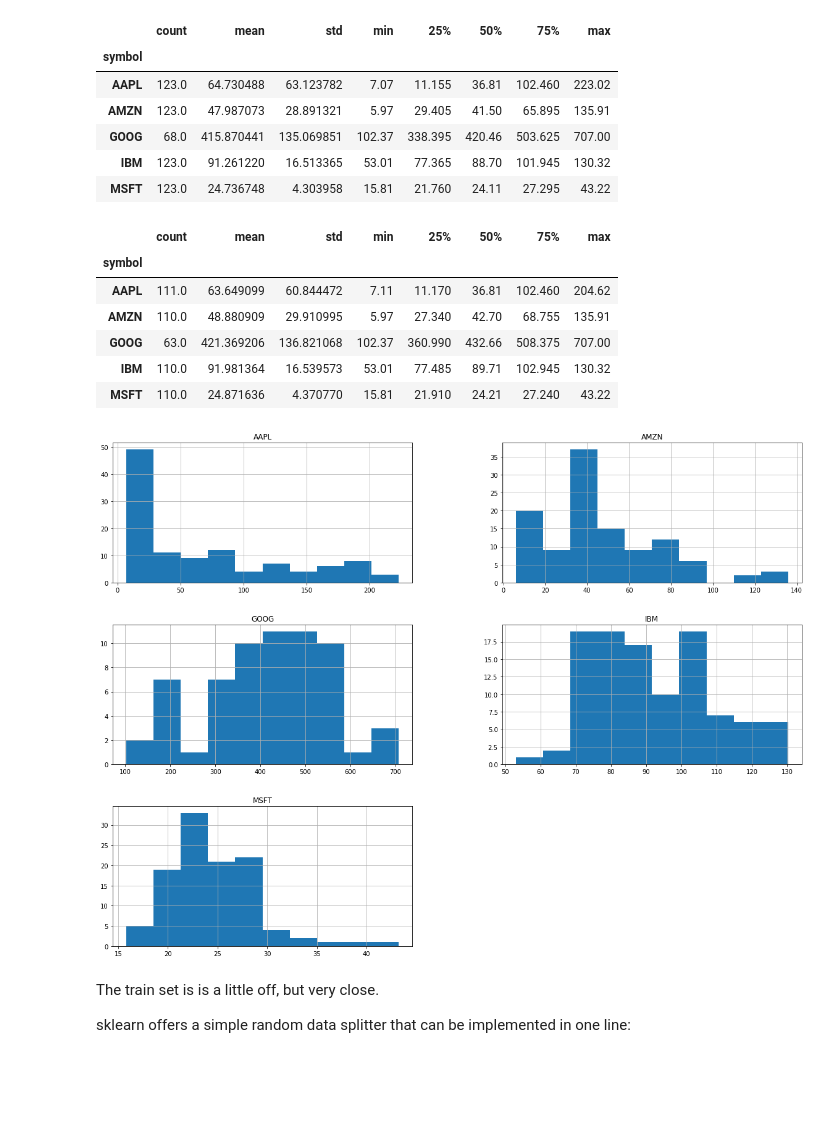
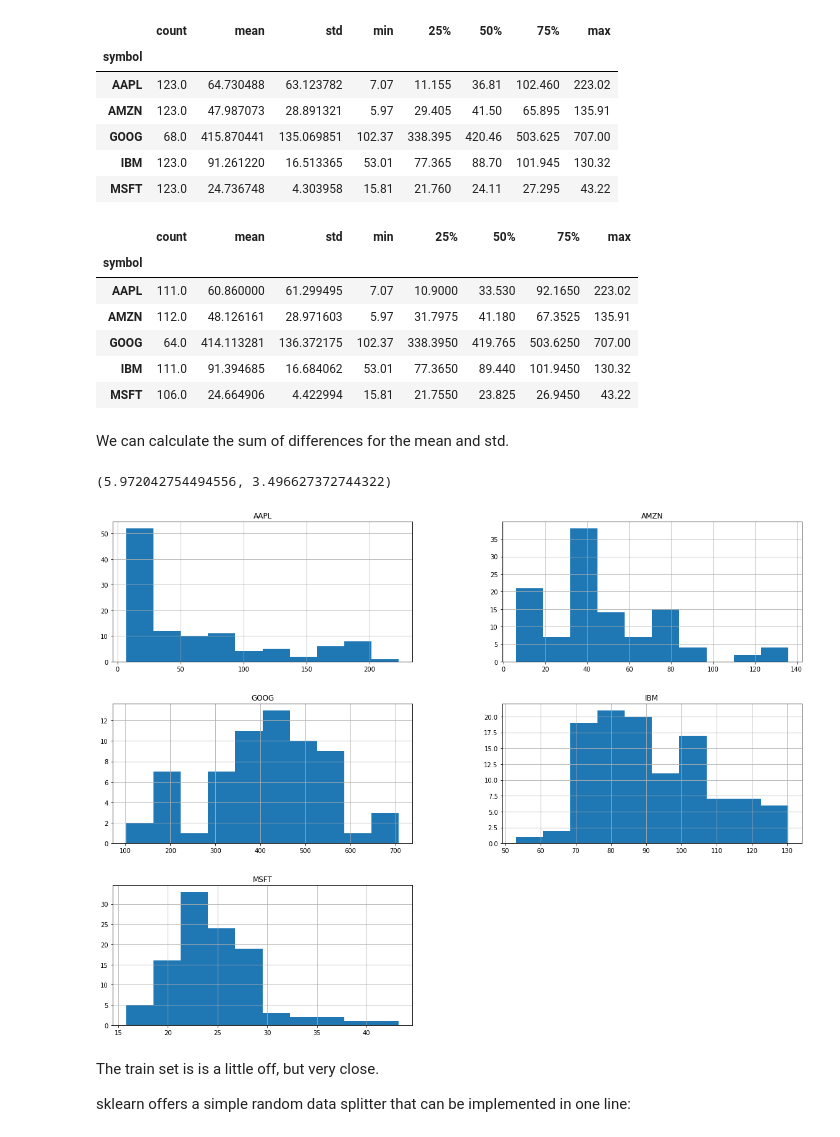
Before and after one commit to tifabi/100DaysOfMLCode, a Jupyter notebook: Splitting Data/Splitting_Data.ipynb, the cells around one changed output. Saved outputs shown, nothing was run; the diff lists cells and outputs as text; code cells hidden in the pictures; blank space fills up the shorter version.

```diff
--- a/Splitting Data/Splitting_Data.ipynb
+++ b/Splitting Data/Splitting_Data.ipynb
@@ -106,16 +106,17 @@ plt.show()
 # %% [markdown]
 ### Simple random sampling (SRS)
 # %%
-# create a random array of numbers the length of our dataset
-randomList = np.random.permutation(len(stocks))
+def srs (df, percent):
+    # create a random array of numbers the length of our dataset
+    randomList = np.random.permutation(len(df))
 
-# Define the size of test set, we will only take 10% of the sample for testing
-testSize = int(len(stocks) * 0.1)
+    # Define the size of test set, we will only take 10% of the sample for testing
+    testSize = int(len(df) * percent)
 
-# Pull numbers from the random list for the size of our test set
-test = stocks.iloc[randomList[:testSize]]
+    # Pull numbers from the random list for the size of our test set
+    test = df.iloc[randomList[:testSize]]
 
-# Use the rest of the list for the train set
-train = stocks.iloc[randomList[testSize:]]
+    # Use the rest of the list for the train set
+    train = df.iloc[randomList[testSize:]]
 
-print('Size of train: {} and size of test: {}'.format(len(train), len(test)))
+    return train, test
@@ -123,0 +123,3 @@ Size of train: 504 and size of test: 56
+# %%
+srs_train, srs_test = srs(stocks, 0.1)
+print('Size of train: {} and size of test: {}'.format(len(srs_train), len(srs_test)))
@@ -135,7 +139,7 @@ train.head()
 # %% [markdown]
 If we pivot are we seeing a similar distribution?
 # %%
-trainPiv = train.pivot(index='date', columns='symbol', values='price')
+srs_trainPiv = srs_train.pivot(index='date', columns='symbol', values='price')
 # %%
 stockPiv.describe().transpose()
 # %% [output]
@@ -147,12 +151,14 @@ stockPiv.describe().transpose()
 | IBM | 123.0 | 91.261220 | 16.513365 | 53.01 | 77.365 | 88.70 | 101.945 | 130.32 |
 | MSFT | 123.0 | 24.736748 | 4.303958 | 15.81 | 21.760 | 24.11 | 27.295 | 43.22 |
 # %%
-trainPiv.describe().transpose()
+srs_trainPiv.describe().transpose()
 # %% [output]
 |  | count | mean | std | min | 25% | 50% | 75% | max |
 | symbol |  |  |  |  |  |  |  |  |
-| AAPL | 111.0 | 63.649099 | 60.844472 | 7.11 | 11.170 | 36.81 | 102.460 | 204.62 |
-| AMZN | 110.0 | 48.880909 | 29.910995 | 5.97 | 27.340 | 42.70 | 68.755 | 135.91 |
-| GOOG | 63.0 | 421.369206 | 136.821068 | 102.37 | 360.990 | 432.66 | 508.375 | 707.00 |
-| IBM | 110.0 | 91.981364 | 16.539573 | 53.01 | 77.485 | 89.71 | 102.945 | 130.32 |
-| MSFT | 110.0 | 24.871636 | 4.370770 | 15.81 | 21.910 | 24.21 | 27.240 | 43.22 |
+| AAPL | 111.0 | 60.860000 | 61.299495 | 7.07 | 10.9000 | 33.530 | 92.1650 | 223.02 |
+| AMZN | 112.0 | 48.126161 | 28.971603 | 5.97 | 31.7975 | 41.180 | 67.3525 | 135.91 |
+| GOOG | 64.0 | 414.113281 | 136.372175 | 102.37 | 338.3950 | 419.765 | 503.6250 | 707.00 |
+| IBM | 111.0 | 91.394685 | 16.684062 | 53.01 | 77.3650 | 89.440 | 101.9450 | 130.32 |
+| MSFT | 106.0 | 24.664906 | 4.422994 | 15.81 | 21.7550 | 23.825 | 26.9450 | 43.22 |
+# %% [markdown]
+We can calculate the sum of differences for the mean and std.
@@ -159,8 +173,12 @@ trainPiv.describe().transpose()
+# %%
+findDif(stockPiv,srs_trainPiv)
+# %% [output]
+(5.972042754494556, 3.496627372744322)
 # %%
-trainPiv.hist(figsize=(20,15))
+srs_trainPiv.hist(figsize=(20,15))
 plt.show()
 # %% [output]
-[figure, old version]
+[figure, new version]
 # %% [markdown]
 The train set is is a little off, but very close.
 
```
Also changed, not shown: parts of 10 cells of this notebook.
